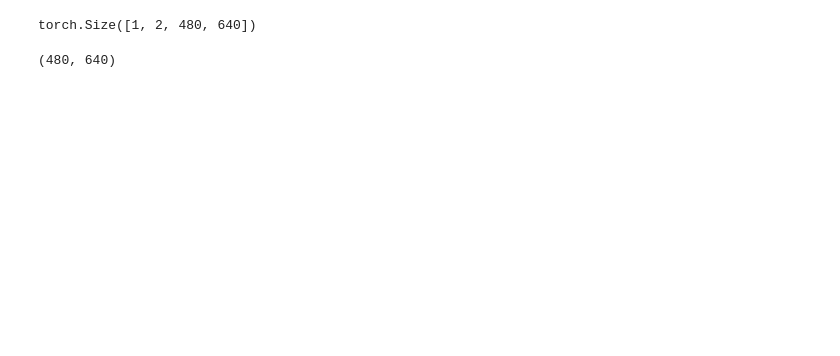
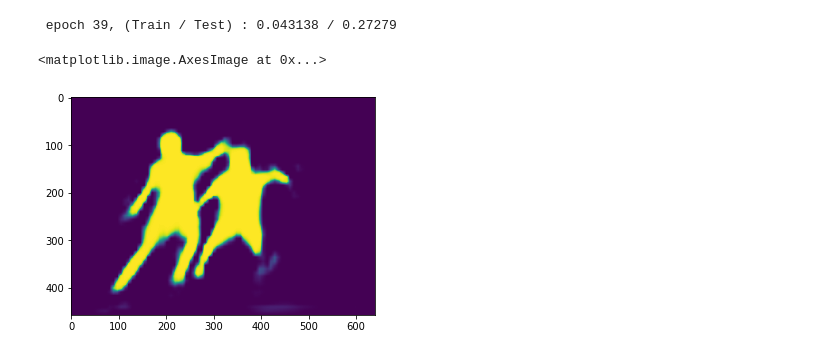
Before and after one commit to zhozheka/TS-project-2, a Jupyter notebook: mask_tranfer_learning/mask_transfer.ipynb, the cells around one changed output. Cells and saved outputs as stored; diff of their text form; code cells hidden in the pictures; blank space fills up the shorter version.

```diff
--- a/mask_tranfer_learning/mask_transfer.ipynb
+++ b/mask_tranfer_learning/mask_transfer.ipynb
@@ -98,4 +146,44 @@ for epoch in range(100):
-# %%
-prediction.shape
-# %% [output]
-torch.Size([1, 2, 480, 640])
+# %%
+epoch = 0
+losses_train = []
+losses_test = [0.]
+
+
+for epoch in range(100):
+    loss_epoch_train = []
+    loss_epoch_test = []
+    #print('train')
+
+    for sample in train_dataset:
+        image = sample['image'].to(torch_device)
+        mask = sample['mask'].to(torch_device)
+
+        prediction, _ = model_mask(image)
+        prediction = nn.Upsample((mask.shape[0], mask.shape[1]), mode='bilinear', align_corners=True)(prediction)
+
+        loss_batch = loss(prediction, mask[None])
+        loss_epoch_train.append(loss_batch.item())
+
+        optimizer.zero_grad()
+        loss_batch.backward()
+        optimizer.step()
+
+    losses_train.append(np.mean(loss_epoch_train))
+
+    #print('test')
+    for sample in test_dataset:
+
+        image = sample['image'].to(torch_device)
+        mask = sample['mask'].to(torch_device)
+
+        prediction, _ = model_mask(image)
+        prediction = nn.Upsample((mask.shape[0], mask.shape[1]), mode='bilinear', align_corners=True)(prediction)
+
+        loss_batch = loss(prediction, mask[None])
+        loss_epoch_test.append(loss_batch.item())
+
+    losses_test.append(np.mean(loss_epoch_test))
+
+    sys.stdout.write('\r epoch {0:}, (Train / Test) : {1:.5} / {2:.5}'.format(epoch, losses_train[-1], losses_test[-1]))
+# %% [output]
+ epoch 39, (Train / Test) : 0.043138 / 0.27279
@@ -102,5 +192,6 @@ torch.Size([1, 2, 480, 640])
 # %%
 pred = nn.Softmax(dim=1)(prediction)[0,1].cpu().data.numpy()
-pred.shape
+plt.imshow(pred)
 # %% [output]
-(480, 640)
+<matplotlib.image.AxesImage at 0x...>
+[figure, added]
```
Also changed, not shown: parts of 25 cells of this notebook.
